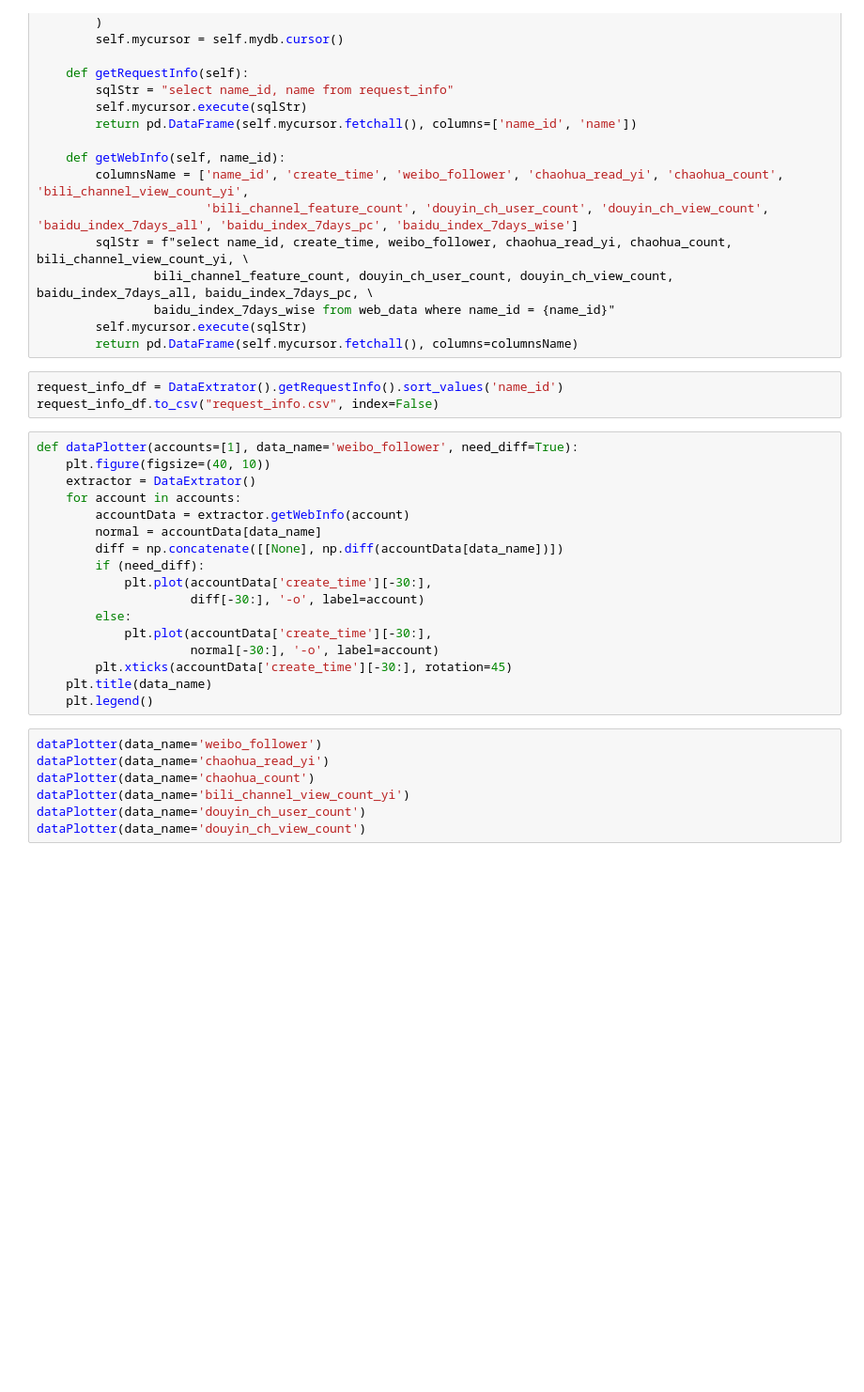
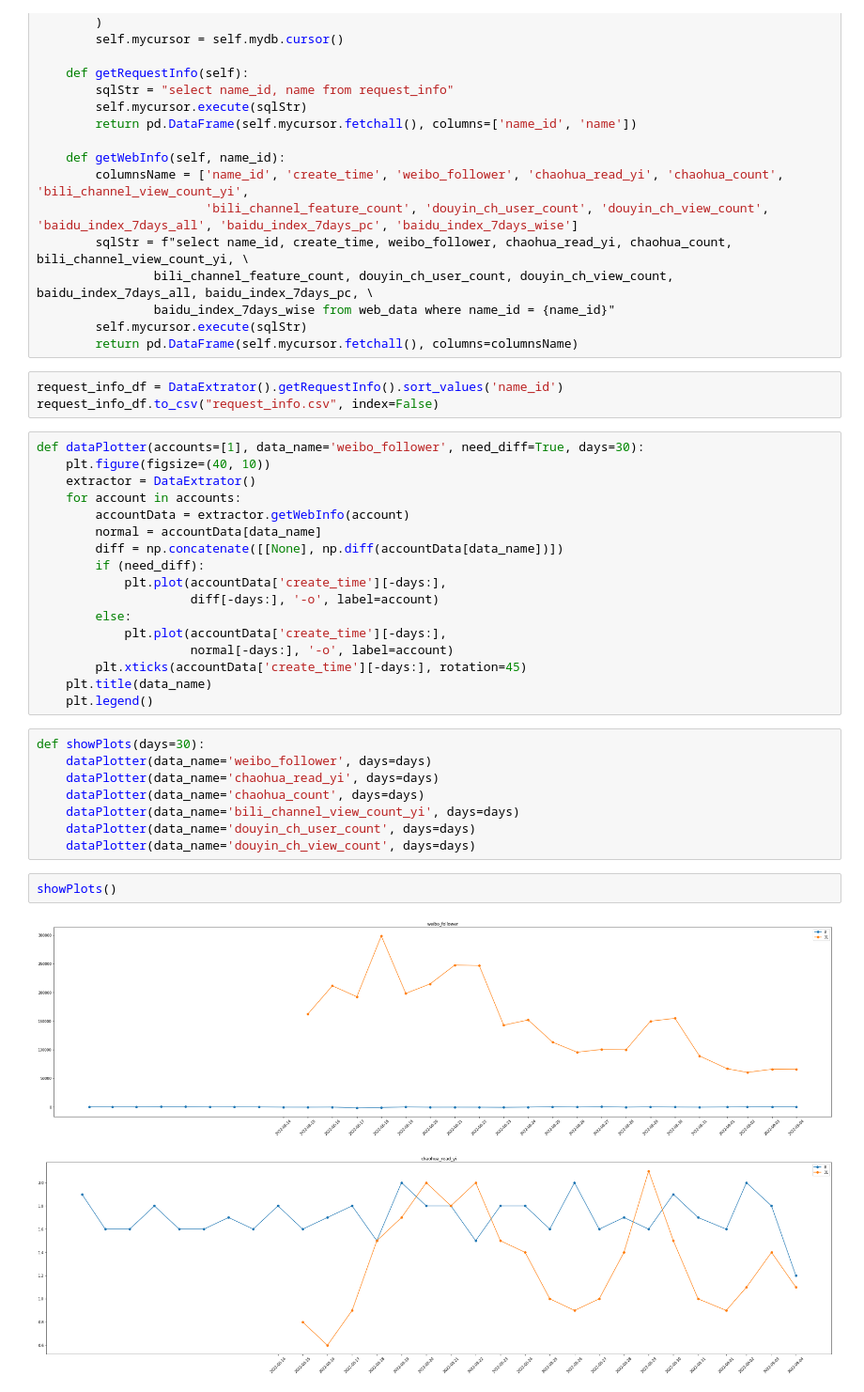
Before and after one commit to siyinghan/web-info-collector, a Jupyter notebook: visualization/visualization.ipynb, the cells around one changed output. Shown at 94% size. Saved outputs shown, nothing was run; the diff lists cells and outputs as text; blank space fills up the shorter version.

```diff
--- a/visualization/visualization.ipynb
+++ b/visualization/visualization.ipynb
@@ -32,7 +32,7 @@ class DataExtrator:
 request_info_df = DataExtrator().getRequestInfo().sort_values('name_id')
 request_info_df.to_csv("request_info.csv", index=False)
 # %%
-def dataPlotter(accounts=[1], data_name='weibo_follower', need_diff=True):
+def dataPlotter(accounts=[1], data_name='weibo_follower', need_diff=True, days=30):
     plt.figure(figsize=(40, 10))
     extractor = DataExtrator()
     for account in accounts:
@@ -40,18 +40,24 @@ def dataPlotter(accounts=[1], data_name='weibo_follower', need_diff=True):
         normal = accountData[data_name]
         diff = np.concatenate([[None], np.diff(accountData[data_name])])
         if (need_diff):
-            plt.plot(accountData['create_time'][-30:],
-                     diff[-30:], '-o', label=account)
+            plt.plot(accountData['create_time'][-days:],
+                     diff[-days:], '-o', label=account)
         else:
-            plt.plot(accountData['create_time'][-30:],
-                     normal[-30:], '-o', label=account)
-        plt.xticks(accountData['create_time'][-30:], rotation=45)
+            plt.plot(accountData['create_time'][-days:],
+                     normal[-days:], '-o', label=account)
+        plt.xticks(accountData['create_time'][-days:], rotation=45)
     plt.title(data_name)
     plt.legend()
 # %%
-dataPlotter(data_name='weibo_follower')
-dataPlotter(data_name='chaohua_read_yi')
-dataPlotter(data_name='chaohua_count')
-dataPlotter(data_name='bili_channel_view_count_yi')
-dataPlotter(data_name='douyin_ch_user_count')
-dataPlotter(data_name='douyin_ch_view_count')
+def showPlots(days=30):
+    dataPlotter(data_name='weibo_follower', days=days)
+    dataPlotter(data_name='chaohua_read_yi', days=days)
+    dataPlotter(data_name='chaohua_count', days=days)
+    dataPlotter(data_name='bili_channel_view_count_yi', days=days)
+    dataPlotter(data_name='douyin_ch_user_count', days=days)
+    dataPlotter(data_name='douyin_ch_view_count', days=days)
+# %%
+showPlots()
+# %% [output]
+[figure, added]
+[figure, added]
```
Also changed, not shown: parts of 1 cell of this notebook, 2 other files.
